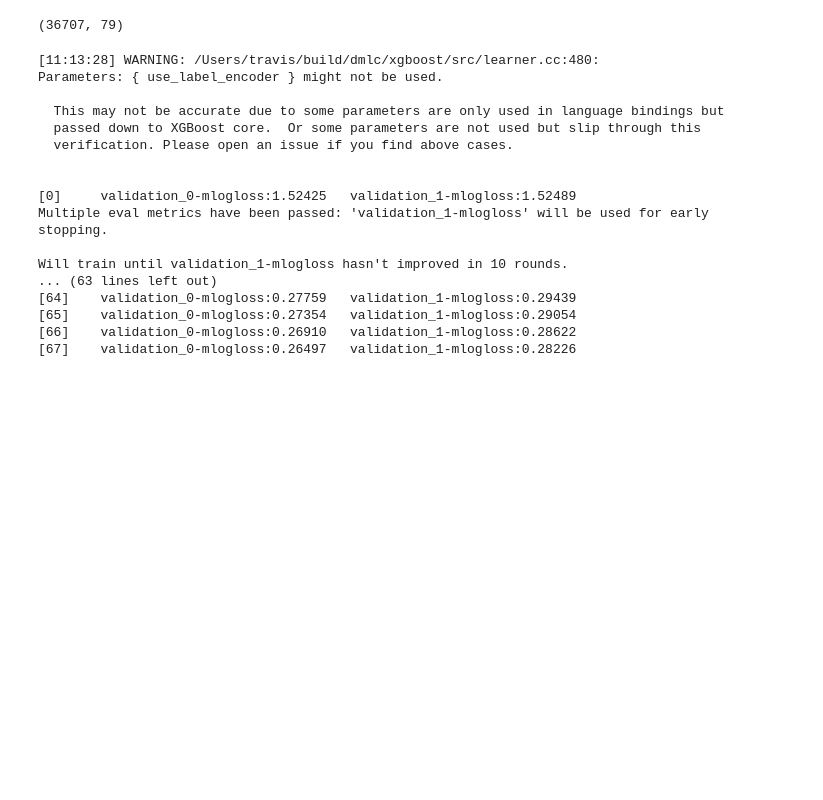
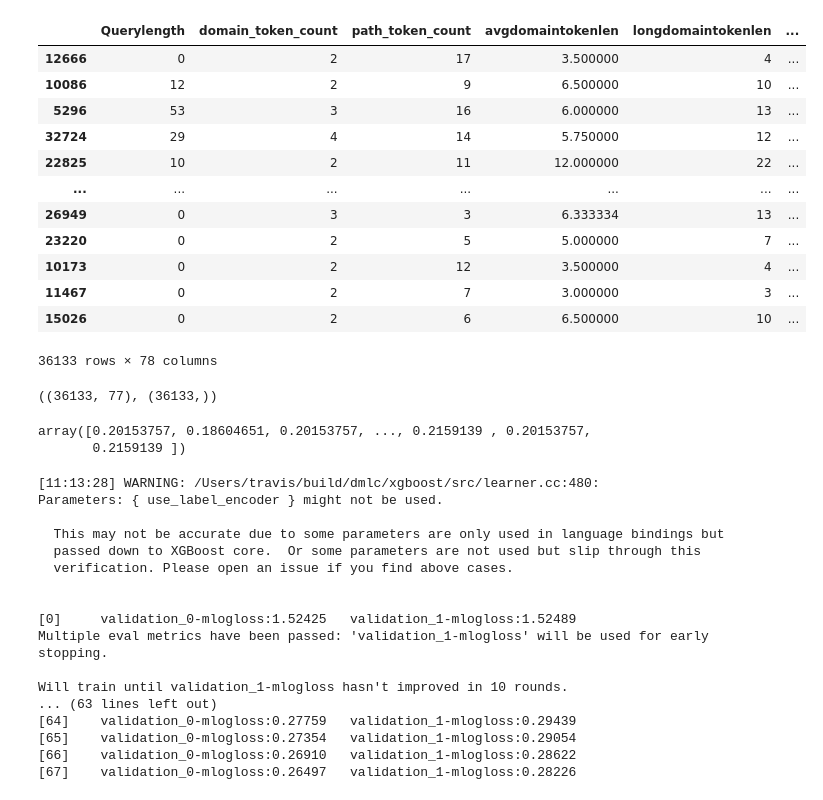
Before and after one commit to alonfirestein/Malicious-URL-Detection, a Jupyter notebook: test.ipynb, the cells around one changed output. Drawn from its saved outputs; the diff is of its cells as text; code cells hidden in the pictures; blank space fills up the shorter version.

```diff
--- a/test.ipynb
+++ b/test.ipynb
@@ -16,3 +30,22 @@ array(['Defacement', 'benign', 'malware', 'phishing', 'spam'],
+# %%
+nans = df.isna().sum()
+df = df.drop(list(nans[nans > 5000].index),axis=1)
+df = df.dropna()
+df
+# %% [output]
+|  | Querylength | domain_token_count | path_token_count | avgdomaintokenlen | longdomaintokenlen | ... |
+| 12666 | 0 | 2 | 17 | 3.500000 | 4 | ... |
+| 10086 | 12 | 2 | 9 | 6.500000 | 10 | ... |
+| 5296 | 53 | 3 | 16 | 6.000000 | 13 | ... |
+| 32724 | 29 | 4 | 14 | 5.750000 | 12 | ... |
+| 22825 | 10 | 2 | 11 | 12.000000 | 22 | ... |
+| ... | ... | ... | ... | ... | ... | ... |
+| 26949 | 0 | 3 | 3 | 6.333334 | 13 | ... |
+| 23220 | 0 | 2 | 5 | 5.000000 | 7 | ... |
+| 10173 | 0 | 2 | 12 | 3.500000 | 4 | ... |
+| 11467 | 0 | 2 | 7 | 3.000000 | 3 | ... |
+| 15026 | 0 | 2 | 6 | 6.500000 | 10 | ... |
+36133 rows × 78 columns
 # %%
 df['URL_Type_obf_Type'] = pd.Categorical(df['URL_Type_obf_Type'])
 df['URL_Type_obf_Type'] = df['URL_Type_obf_Type'].cat.codes
@@ -21,7 +56,7 @@ y = df['URL_Type_obf_Type']
 # %%
-X.shape
+X.shape,y.shape
 # %% [output]
-(36707, 79)
+((36133, 77), (36133,))
 # %%
 X_train, X_test, y_train, y_test = train_test_split(X, y, test_size=0.2, random_state=42)
 X_train, X_val, y_train, y_val = train_test_split(X_train, y_train, test_size=0.1, random_state=1)
@@ -28 +68,6 @@ X_train, X_val, y_train, y_val = train_test_split(X_train, y_train, test_size=0.
+# %%
+all_weights
+# %% [output]
+array([0.20153757, 0.18604651, 0.20153757, ..., 0.2159139 , 0.20153757,
+       0.2159139 ])
 # %%
```
Also changed, not shown: parts of 15 cells of this notebook, 4 other files.
